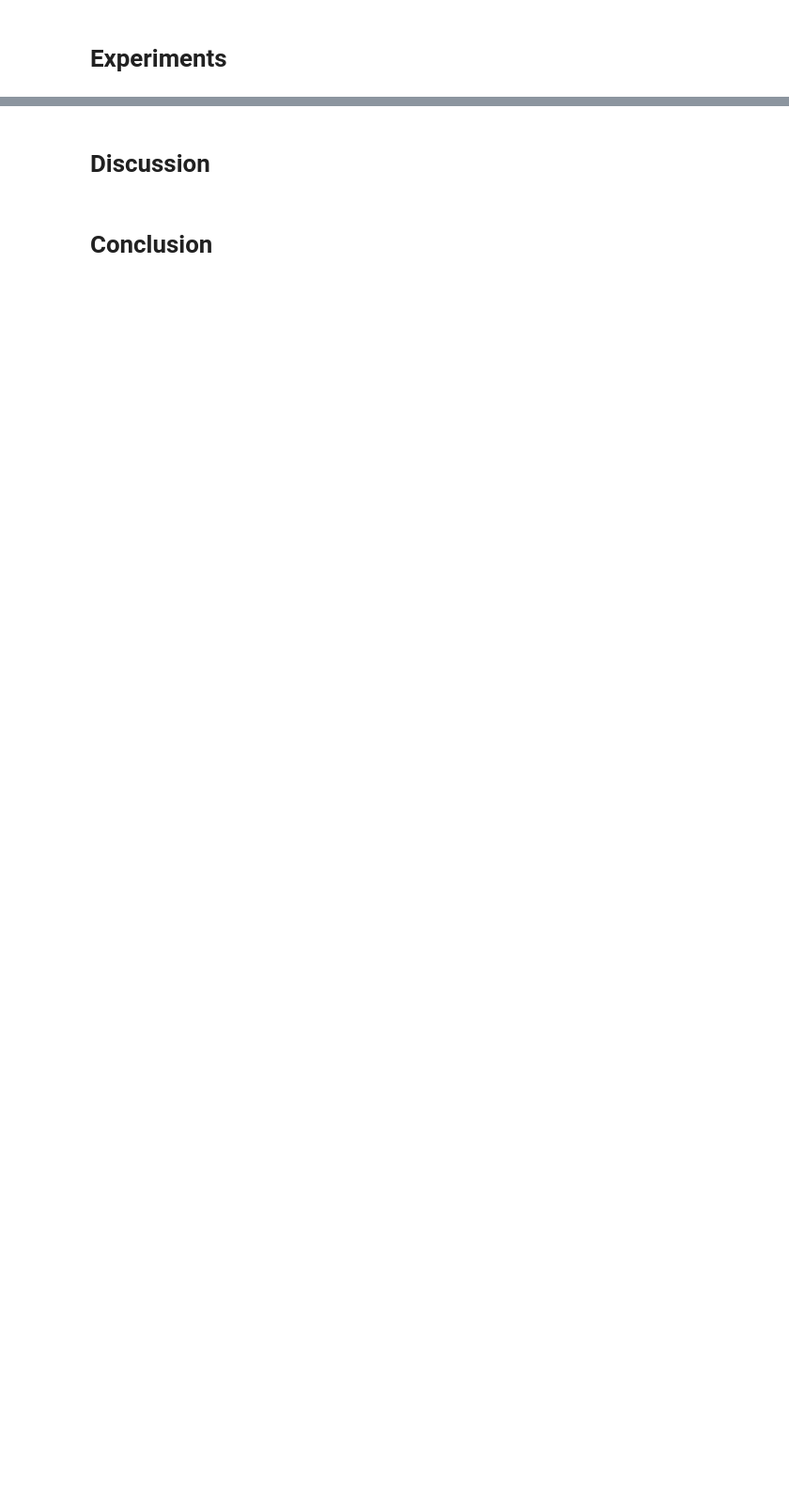
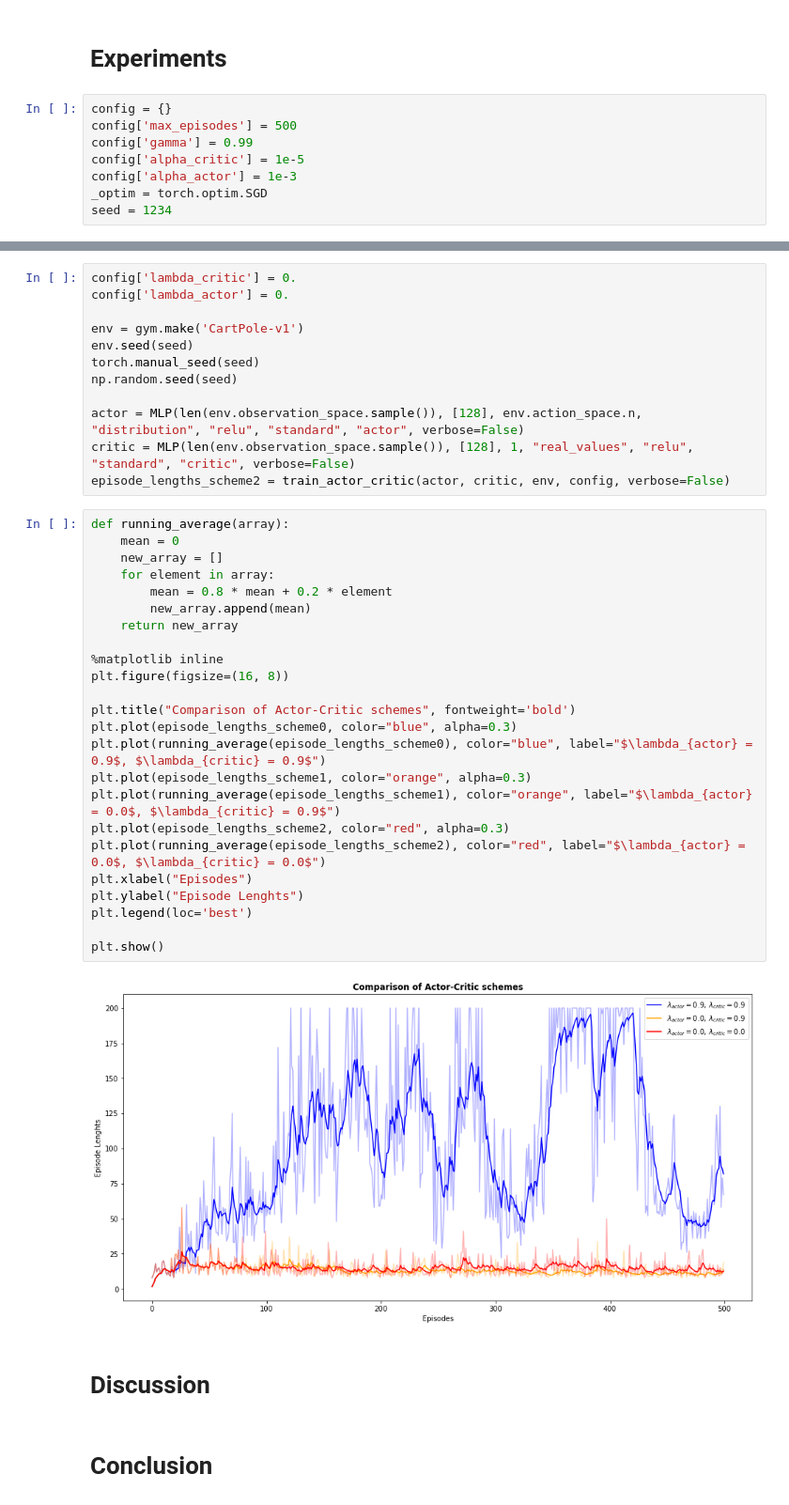
Before and after one commit to julienroy13/COMP767-assignments, a Jupyter notebook: Week5-PolicyGradient/ActorCritic_lambda.ipynb, the cells around one changed output, grey strips where cells are left out. Shown at 94% size. Drawn from its saved outputs; the diff is of its cells as text; blank space fills up the shorter version.

```diff
--- a/Week5-PolicyGradient/ActorCritic_lambda.ipynb
+++ b/Week5-PolicyGradient/ActorCritic_lambda.ipynb
@@ -44,2 +233,10 @@ Using matplotlib backend: Qt5Agg
 # %% [markdown]
 # Experiments
+# %%
+config = {}
+config['max_episodes'] = 500
+config['gamma'] = 0.99
+config['alpha_critic'] = 1e-5
+config['alpha_actor'] = 1e-3
+_optim = torch.optim.SGD
+seed = 1234
@@ -46,3 +267,41 @@ Using matplotlib backend: Qt5Agg
+# %%
+config['lambda_critic'] = 0.
+config['lambda_actor'] = 0.
+
+env = gym.make('CartPole-v1')
+env.seed(seed)
+torch.manual_seed(seed)
+np.random.seed(seed)
+
+actor = MLP(len(env.observation_space.sample()), [128], env.action_space.n, "distribution", "relu", "standard", "actor", verbose=False)
+critic = MLP(len(env.observation_space.sample()), [128], 1, "real_values", "relu", "standard", "critic", verbose=False)
+episode_lengths_scheme2 = train_actor_critic(actor, critic, env, config, verbose=False)
+# %%
+def running_average(array):
+    mean = 0
+    new_array = []
+    for element in array:
+        mean = 0.8 * mean + 0.2 * element
+        new_array.append(mean)
+    return new_array
+
+%matplotlib inline
+plt.figure(figsize=(16, 8))
+
+plt.title("Comparison of Actor-Critic schemes", fontweight='bold')
+plt.plot(episode_lengths_scheme0, color="blue", alpha=0.3)
+plt.plot(running_average(episode_lengths_scheme0), color="blue", label="$\lambda_{actor} = 0.9$, $\lambda_{critic} = 0.9$")
+plt.plot(episode_lengths_scheme1, color="orange", alpha=0.3)
+plt.plot(running_average(episode_lengths_scheme1), color="orange", label="$\lambda_{actor} = 0.0$, $\lambda_{critic} = 0.9$")
+plt.plot(episode_lengths_scheme2, color="red", alpha=0.3)
+plt.plot(running_average(episode_lengths_scheme2), color="red", label="$\lambda_{actor} = 0.0$, $\lambda_{critic} = 0.0$")
+plt.xlabel("Episodes")
+plt.ylabel("Episode Lenghts")
+plt.legend(loc='best')
+
+plt.show()
+# %% [output]
+[figure, added]
 # %% [markdown]
 # Discussion
 # %% [markdown]
```
Also changed, not shown: parts of 9 cells of this notebook.
